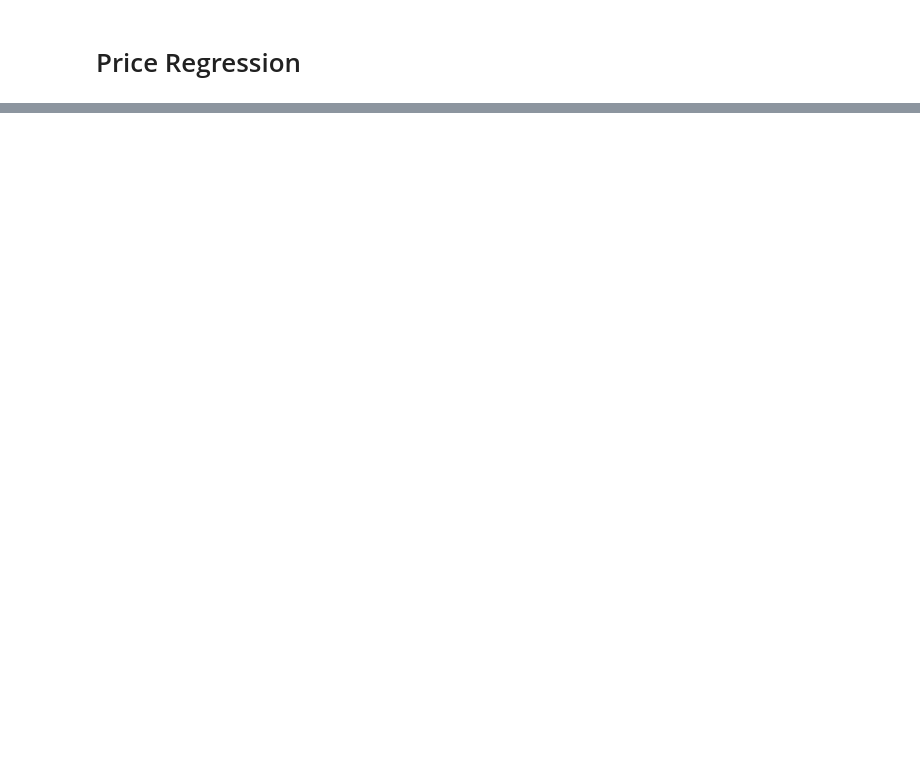
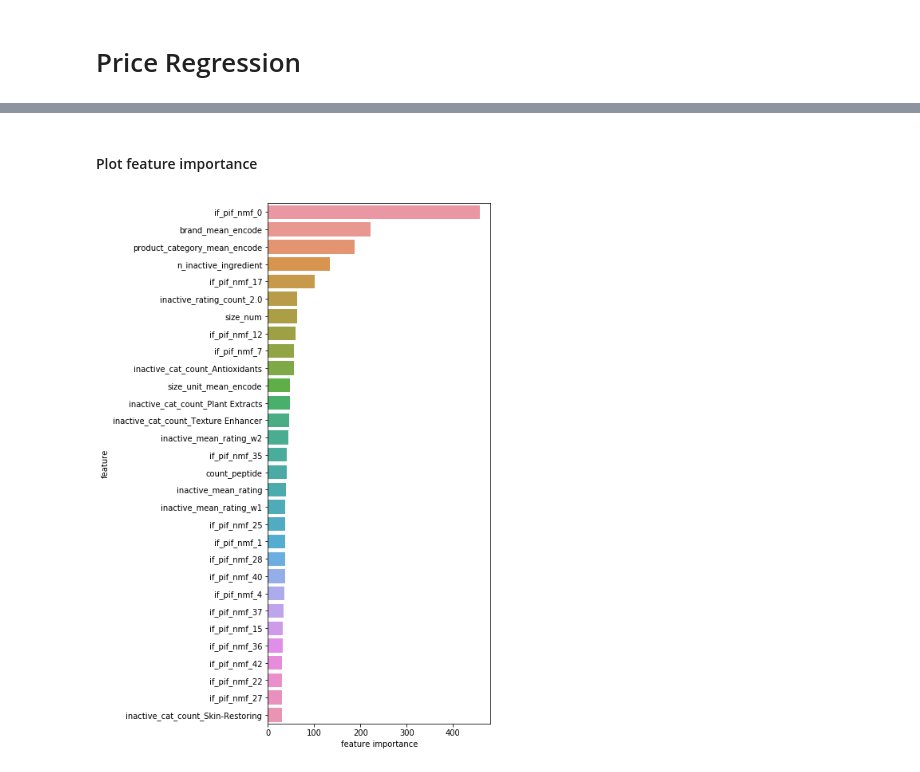
Before and after one commit to NoxMoon/inside_beauty, a Jupyter notebook: machine_learning/price_regression.ipynb, the cells around one changed output, grey strips where cells are left out. Drawn from its saved outputs; the diff is of its cells as text; code cells hidden in the pictures; blank space fills up the shorter version.

```diff
--- a/machine_learning/price_regression.ipynb
+++ b/machine_learning/price_regression.ipynb
@@ -111,0 +218,12 @@ rmse: (train cv) 27.399, (test) 26.064
+# %% [markdown]
+#### Plot feature importance
+# %%
+feature_importance_df = pd.DataFrame()
+feature_importance_df['feature'] = features
+feature_importance_df['feature importance'] = model.feature_importances_
+feature_importance_df = feature_importance_df.sort_values('feature importance', ascending=False)
+plt.figure(figsize=(5,12))
+sns.barplot(x='feature importance', y='feature', data=feature_importance_df.iloc[:30])
+plt.show()
+# %% [output]
+[figure, added]
```
Also changed, not shown: parts of 17 cells of this notebook, 6 other files.
